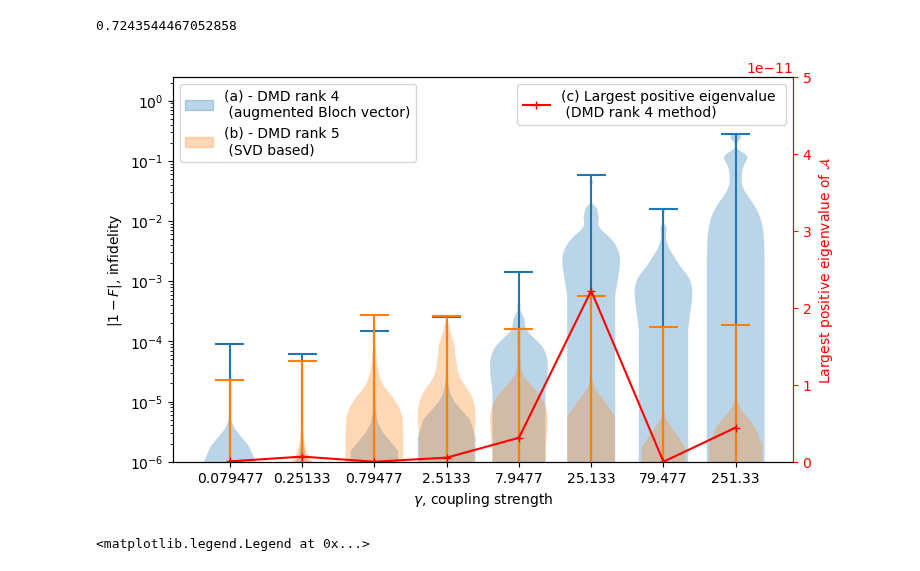
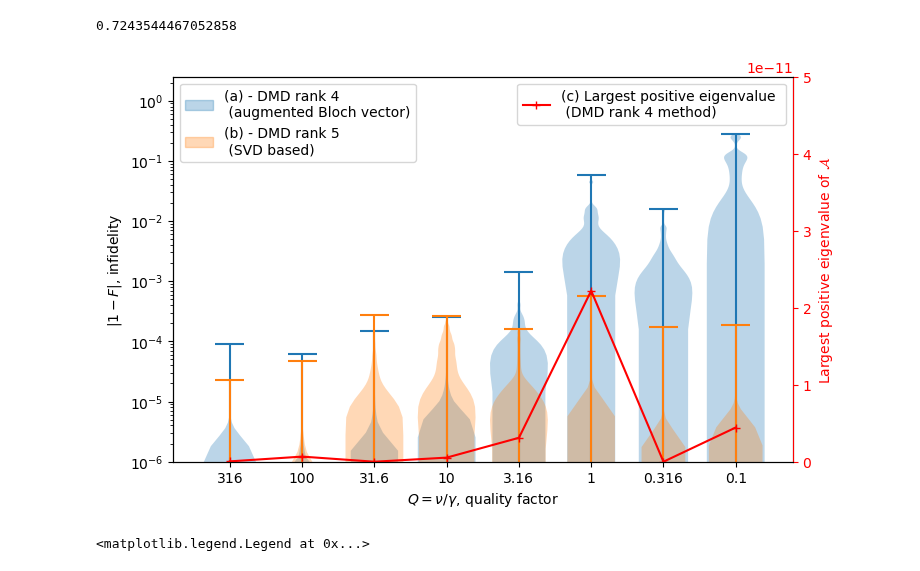
Before and after one commit to zpopovych/quantum-open-systems-polynomial-sid, a Jupyter notebook: LSID/03_plot_LSID_violin.ipynb, the cells around one changed output. Drawn from its saved outputs; the diff is of its cells as text; code cells hidden in the pictures.

```diff
--- a/LSID/03_plot_LSID_violin.ipynb
+++ b/LSID/03_plot_LSID_violin.ipynb
@@ -95,6 +95,8 @@ labels = []
 def add_label(violin, label):
     color = violin["bodies"][0].get_facecolor().flatten()
     labels.append((mpatches.Patch(color=color), label))
+# %%
+Q = [316,  100,  31.6,   10,   3.16,    1,    0.316,    0.1]
 # %%
 labels = []
 
@@ -112,36 +114,36 @@ add_label(ax1.violinplot([1-np.abs(_)  for _ in dmd4_fids], showextrema=True, wi
 add_label(ax1.violinplot([1-np.abs(_)  for _ in fidelities_dmd5], showextrema=True, widths=0.8), "(b) - DMD rank 5 \n (SVD based)")
 
 #showmedians=True,
 
 
 ax2 = ax1.twinx()
 ax2.plot(np.arange(1,9), PosEvals, marker="+", color="red", label = "(c) Largest positive eigenvalue \n (DMD rank 4 method)")
 #ax2.set_yscale('log')
 ax2.set_ylim(0, 1e-10/2)
 ax2.set_ylabel(r'Largest positive eigenvalue of $\mathcal{A}$ ', color='red')
 
 ax1.set_yscale('log')
 ax1.set_ylim(1e-6, 2.5)
 
 #ax1.tight_layout()
 
-ax1.set_xticks(range(1, len(γ_list) + 1), γ_list )
-ax1.set_xlabel("$\gamma$, coupling strength")
+ax1.set_xticks(range(1, len(γ_list) + 1), Q)
+ax1.set_xlabel("$Q= \\nu / \\gamma$, quality factor")
 
 ax1.set_ylabel("$|1 - F|$, infidelity")
 
 ax1.legend(*zip(*labels), loc=2)
 
 # Changing the color of the second y-axis
 ax2.tick_params(axis='y', colors='red')
 ax2.spines['right'].set_color('red')
 ax2.legend(loc=1)
 
 #ax1.set_title("Performance of Markovian models for spin boson system")
 
 fig.savefig("DMD_Bloch4-5.pdf")
 # %% [output]
-[figure, old version]
+[figure, new version]
 # %%
 labels = []
 
```
Also changed, not shown: 4 other files.
